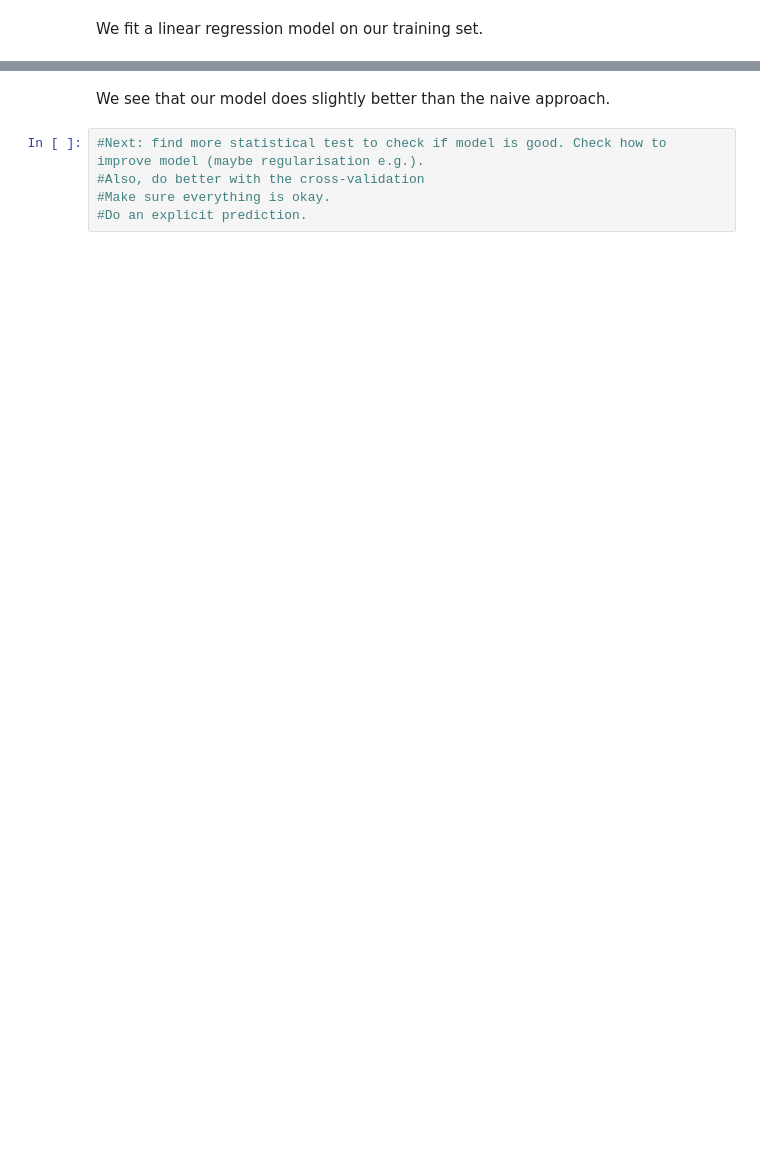
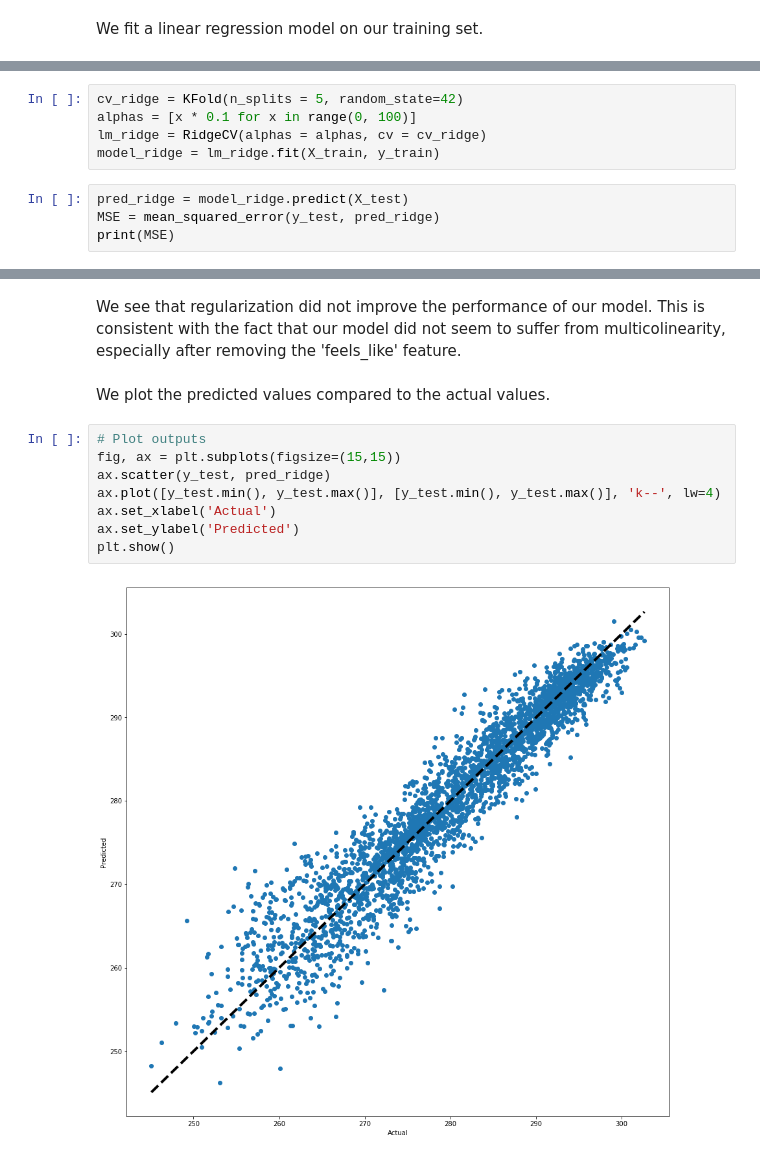
Before and after one commit to louispthi/weatherpredict, a Jupyter notebook: weather_lin_reg_model.ipynb, the cells around one changed output, grey strips where cells are left out. Saved outputs shown, nothing was run; the diff lists cells and outputs as text; blank space fills up the shorter version.

```diff
--- a/weather_lin_reg_model.ipynb
+++ b/weather_lin_reg_model.ipynb
@@ -195,0 +201,9 @@ Name: temp_1, dtype: float64
+# %%
+cv_ridge = KFold(n_splits = 5, random_state=42)
+alphas = [x * 0.1 for x in range(0, 100)]
+lm_ridge = RidgeCV(alphas = alphas, cv = cv_ridge)
+model_ridge = lm_ridge.fit(X_train, y_train)
+# %%
+pred_ridge = model_ridge.predict(X_test)
+MSE = mean_squared_error(y_test, pred_ridge)
+print(MSE)
@@ -202,7 +220,14 @@ The Median Absolute Error: 2.10 degrees celsius
-# %% [markdown]
-We see that our model does slightly better than the naive approach.
-# %%
-#Next: find more statistical test to check if model is good. Check how to improve model (maybe regularisation e.g.).
-#Also, do better with the cross-validation
-#Make sure everything is okay.
-#Do an explicit prediction.
+# %% [markdown]
+We see that regularization did not improve the performance of our model. This is consistent with the fact that our model did not seem to suffer from multicolinearity, especially after removing the 'feels_like' feature.
+# %% [markdown]
+We plot the predicted values compared to the actual values.
+# %%
+# Plot outputs
+fig, ax = plt.subplots(figsize=(15,15))
+ax.scatter(y_test, pred_ridge)
+ax.plot([y_test.min(), y_test.max()], [y_test.min(), y_test.max()], 'k--', lw=4)
+ax.set_xlabel('Actual')
+ax.set_ylabel('Predicted')
+plt.show()
+# %% [output]
+[figure, added]
```
Also changed, not shown: parts of 31 cells of this notebook.
